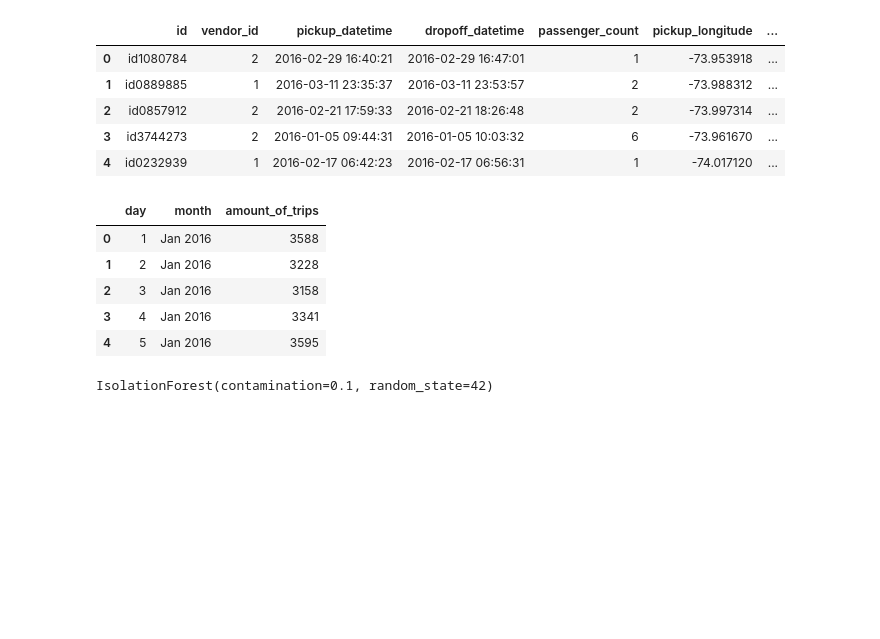
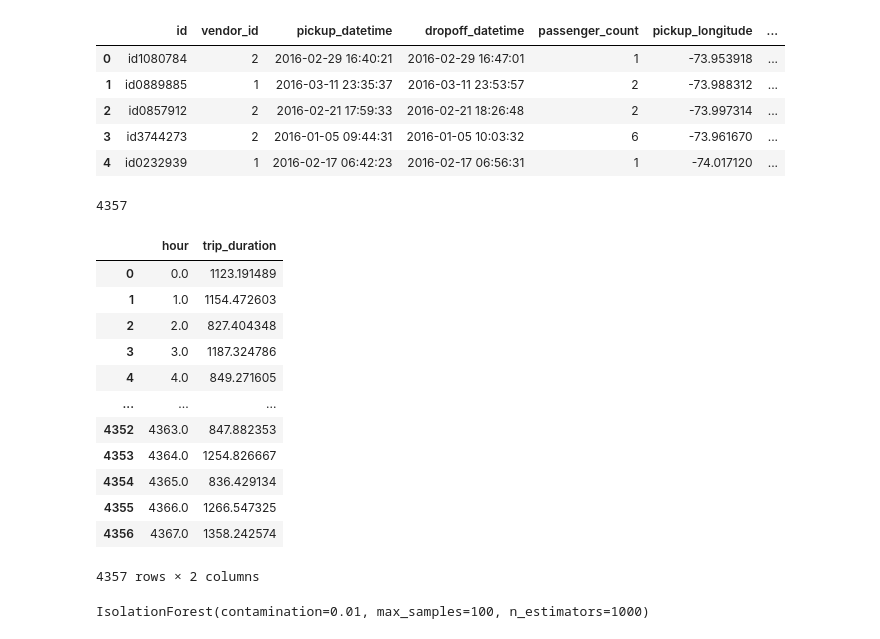
Before and after one commit to JeeEssEm/yandex_big_data, a Jupyter notebook: notebooks/isolation_forest.ipynb, the cells around one changed output. Drawn from its saved outputs; the diff is of its cells as text; code cells hidden in the pictures; blank space fills up the shorter version.

```diff
--- a/notebooks/isolation_forest.ipynb
+++ b/notebooks/isolation_forest.ipynb
@@ -18,24 +18,37 @@ def convert_to_datetime(date):
     return dt.datetime.strptime(date, '%Y-%m-%d %H:%M:%S')
 # %%
 df['date'] = df.apply(lambda row: convert_to_datetime(row['pickup_datetime']), axis=1)
-# %%
-df['day'] = df.apply(lambda row: int(row['date'].strftime('%j')), axis=1)
-df['month'] = df.apply(lambda row: row['date'].strftime('%b %Y'), axis=1)
-days_trips = df.groupby(['day', 'month']).agg(amount_of_trips=('trip_duration', 'count')).reset_index()
-days_trips.head()
-# %% [output]
-|  | day | month | amount_of_trips |
-| 0 | 1 | Jan 2016 | 3588 |
-| 1 | 2 | Jan 2016 | 3228 |
-| 2 | 3 | Jan 2016 | 3158 |
-| 3 | 4 | Jan 2016 | 3341 |
-| 4 | 5 | Jan 2016 | 3595 |
+# %%
+start_time = df['date'].min()
+df['hour'] = df.apply(lambda row: (row['date'] - start_time).total_seconds() // 3600, axis=1)
+# %%
+len(df['hour'].unique())
+# %% [output]
+4357
+# %%
+trips_dur = df.groupby(['hour']).agg({'trip_duration': 'mean'}).reset_index()
+# %%
+trips_dur
+# %% [output]
+|  | hour | trip_duration |
+| 0 | 0.0 | 1123.191489 |
+| 1 | 1.0 | 1154.472603 |
+| 2 | 2.0 | 827.404348 |
+| 3 | 3.0 | 1187.324786 |
+| 4 | 4.0 | 849.271605 |
+| ... | ... | ... |
+| 4352 | 4363.0 | 847.882353 |
+| 4353 | 4364.0 | 1254.826667 |
+| 4354 | 4365.0 | 836.429134 |
+| 4355 | 4366.0 | 1266.547325 |
+| 4356 | 4367.0 | 1358.242574 |
+4357 rows × 2 columns
 # %%
 from sklearn.ensemble import IsolationForest
 
-anomaly_inputs = ['amount_of_trips', 'day']
+anomaly_inputs = ['trip_duration']
 
-model = IsolationForest(contamination=0.1, random_state=42)
-model.fit(days_trips[anomaly_inputs])
+model = IsolationForest(contamination=0.01, n_estimators=1000, max_samples=100)
+model.fit(trips_dur[anomaly_inputs])
 # %% [output]
-IsolationForest(contamination=0.1, random_state=42)
+IsolationForest(contamination=0.01, max_samples=100, n_estimators=1000)
```
Also changed, not shown: parts of 20 cells of this notebook, 1 other file.
